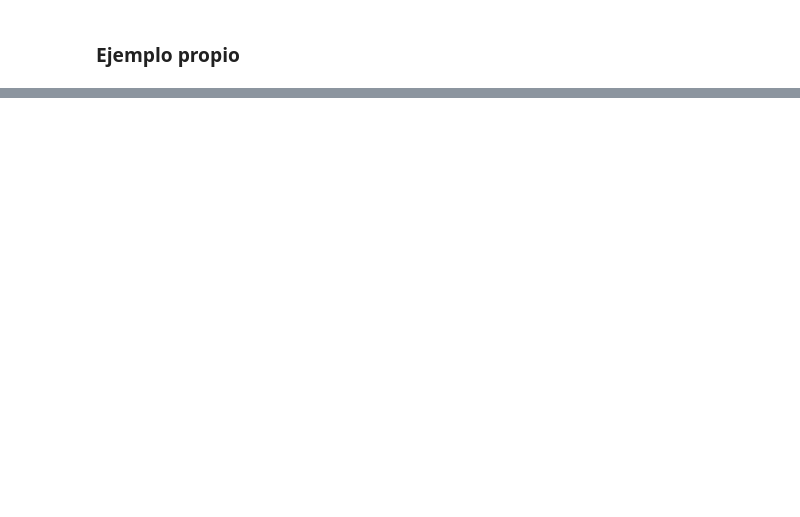
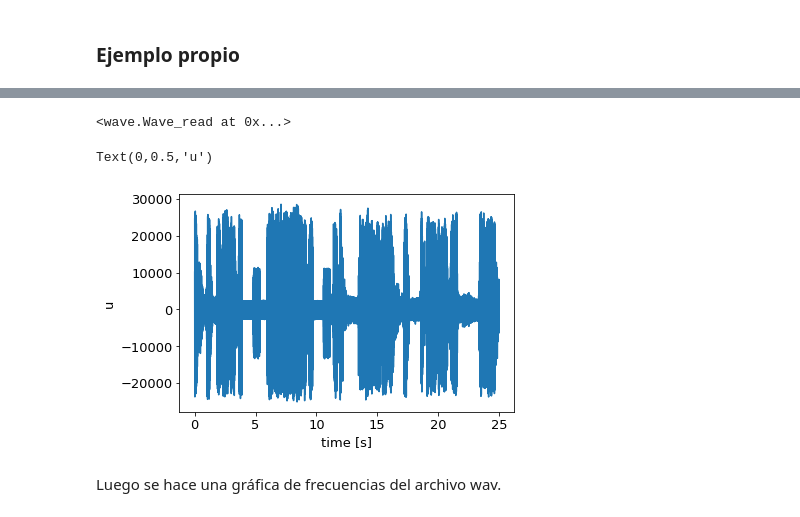
Before and after one commit to lrmahecha/Herramientas-Computacionales-IMEC3602, a Jupyter notebook: 05_taller04/Taller_4.ipynb, the cells around one changed output, grey strips where cells are left out. Cells and saved outputs as stored; diff of their text form; code cells hidden in the pictures; blank space fills up the shorter version.

```diff
--- a/05_taller04/Taller_4.ipynb
+++ b/05_taller04/Taller_4.ipynb
@@ -531,0 +540,4 @@ La fugura muestra el resutado de promediar una señal no estacionaria, la primer
+# %%
+wave.open('Sonido_2.wav','r')
+# %% [output]
+<wave.Wave_read at 0x...>
@@ -531,0 +546,15 @@ La fugura muestra el resutado de promediar una señal no estacionaria, la primer
+# %%
+samplerate, data = wavfile.read('Sonido_2.wav')
+# %%
+times = np.arange(len(data))/float(samplerate)
+time=times[0:200000]
+data_1=data[0:200000]
+# %%
+plt.plot(time, data_1)
+xlabel('time [s]')
+ylabel('u')
+# %% [output]
+Text(0,0.5,'u')
+[figure, added]
+# %% [markdown]
+Luego se hace una gráfica de frecuencias del archivo wav.
```
Also changed, not shown: parts of 23 cells of this notebook.
